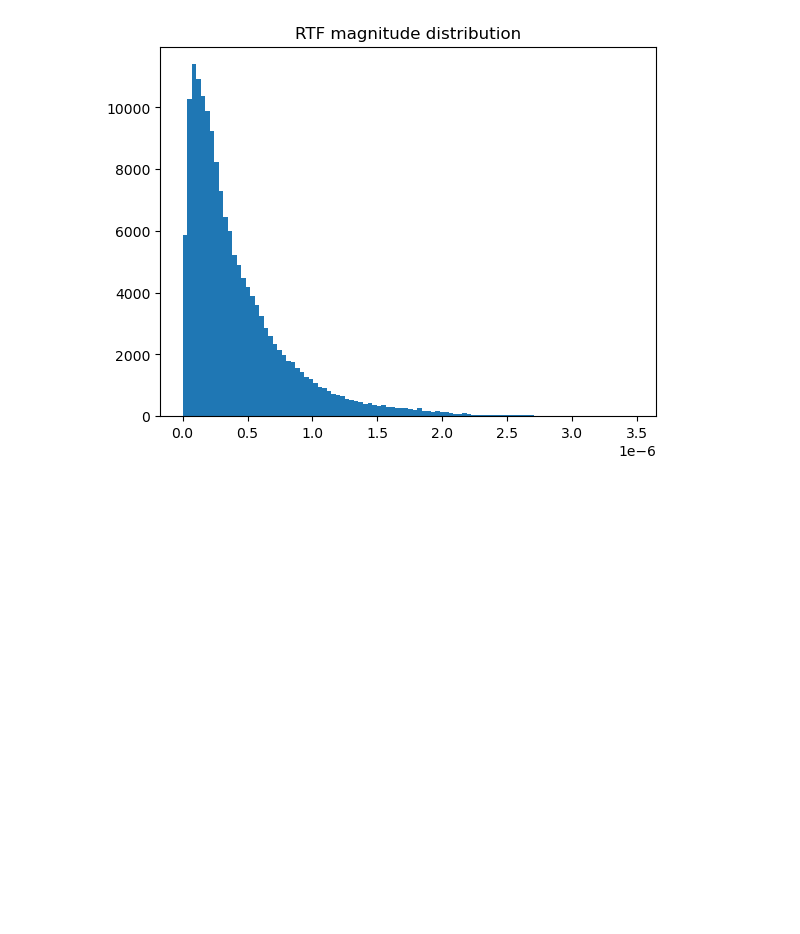
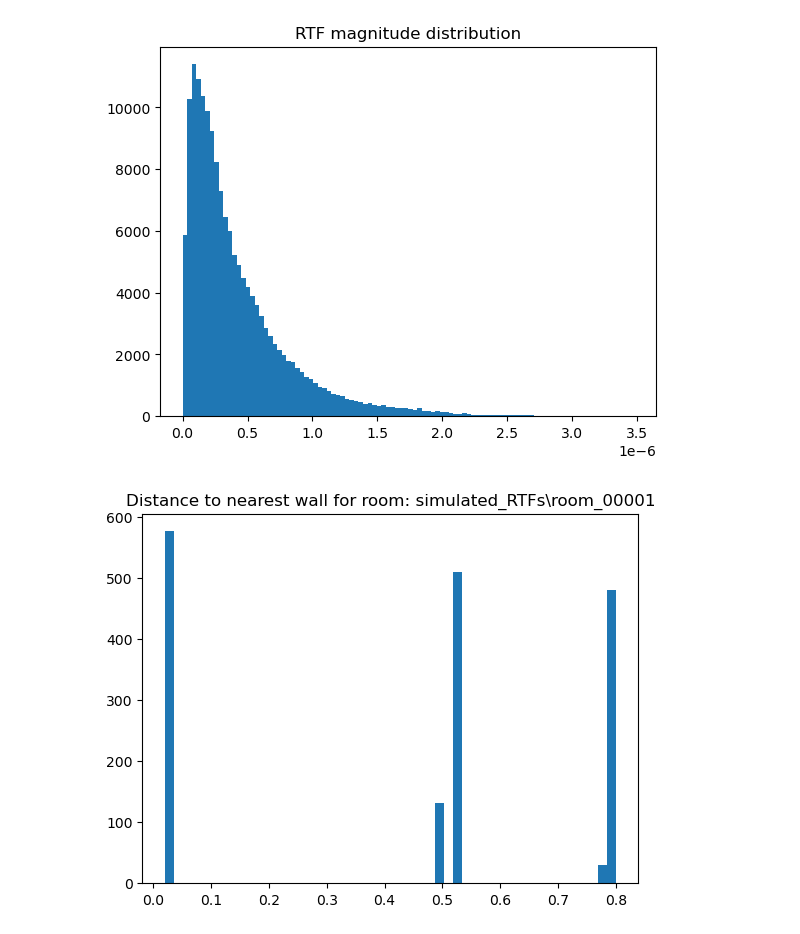
Before and after one commit to takenakabayashi/CEAIVS8-DEEP-SOUND-ZONES, a Jupyter notebook: PINN/EDA.ipynb, the cells around one changed output. Drawn from its saved outputs; the diff is of its cells as text; code cells hidden in the pictures; blank space fills up the shorter version.

```diff
--- a/PINN/EDA.ipynb
+++ b/PINN/EDA.ipynb
@@ -201,3 +147,28 @@ plt.title("RTF magnitude distribution")
 plt.show()
 # %% [output]
 [figure]
+# %%
+# ------- Distance for receivers to nearest walls -------
+# This test for only one sampled room, go further down to
+# see for all
+room = df["room"].iloc[0]
+
+with h5py.File(file_path, "r") as f:
+    grp = f[room]
+    pos = grp["receiver_pos"][:]
+    dims = grp["room_dim"][0]
+
+dist_to_walls = np.min([
+    pos[:,0],
+    dims[0] - pos[:,0],
+    pos[:,1],
+    dims[1] - pos[:,1],
+    pos[:,2],
+    dims[2] - pos[:,2],
+], axis=0)
+
+plt.hist(dist_to_walls, bins=50)
+plt.title(f"Distance to nearest wall for room: {room}")
+plt.show()
+# %% [output]
+[figure, added]
```
Also changed, not shown: parts of 17 cells of this notebook, 1 other file.
